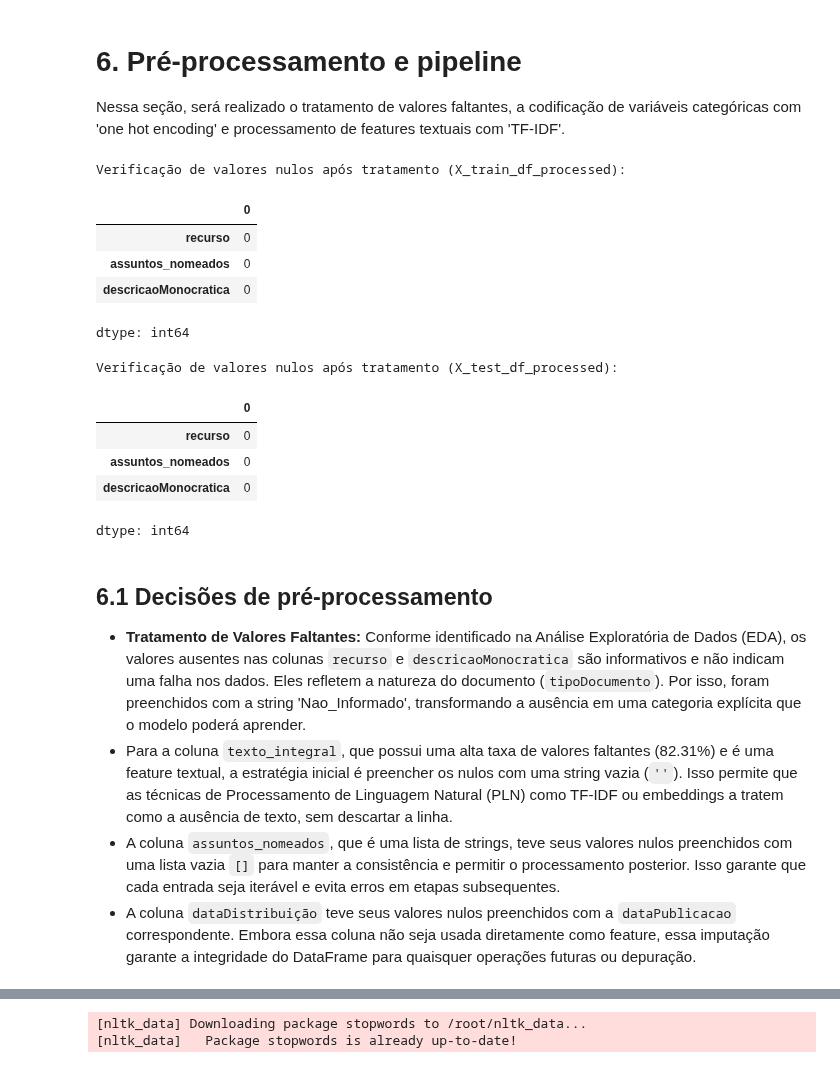
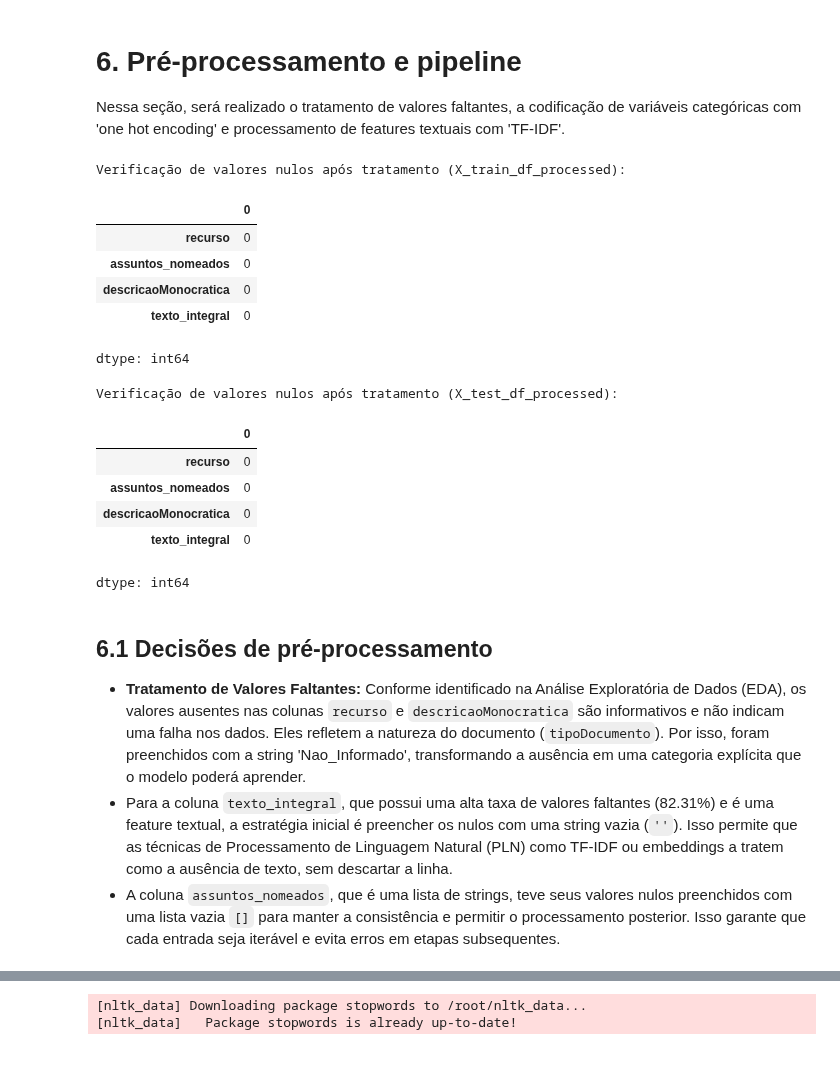
Before and after one commit to rafaeldebarros/MVP_machine_learning, a Jupyter notebook: MVP_ML_DL.ipynb, the cells around one changed output, grey strips where cells are left out. Cells and saved outputs as stored; diff of their text form; code cells hidden in the pictures.

```diff
--- a/MVP_ML_DL.ipynb
+++ b/MVP_ML_DL.ipynb
@@ -1355,37 +1350,42 @@ Nessa seção, será realizado o tratamento de valores faltantes, a codificaçã
 # %%
 # Criando cópias para garantir que X_train_df e X_test_df sejam atualizados
 X_train_df_processed = X_train_df.copy()
 X_test_df_processed = X_test_df.copy()
 
 # Aplicando o tratamento de valores faltantes para colunas que permanecem no pipeline (excluindo leakage sources)
 X_train_df_processed['recurso'] = X_train_df_processed['recurso'].fillna('Nao_Informado')
 X_test_df_processed['recurso'] = X_test_df_processed['recurso'].fillna('Nao_Informado')
 
 X_train_df_processed['descricaoMonocratica'] = X_train_df_processed['descricaoMonocratica'].fillna('Nao_Informado')
 X_test_df_processed['descricaoMonocratica'] = X_test_df_processed['descricaoMonocratica'].fillna('Nao_Informado')
 
-X_train_df_processed['assuntos_nomeados'] = X_train_df_processed['assuntos_nomeados'].apply(lambda x: x if isinstance(x, list) else [])
-X_test_df_processed['assuntos_nomeados'] = X_test_df_processed['assuntos_nomeados'].apply(lambda x: x if isinstance(x, list) else [])
+X_train_df_processed['texto_integral'] = X_train_df_processed['texto_integral'].fillna('Nao_Informado')
+X_test_df_processed['texto_integral'] = X_test_df_processed['texto_integral'].fillna('Nao_Informado')
+
+#X_train_df_processed['assuntos_nomeados'] = X_train_df_processed['assuntos_nomeados'].apply(lambda x: x if isinstance(x, list) else [])
+#X_test_df_processed['assuntos_nomeados'] = X_test_df_processed['assuntos_nomeados'].apply(lambda x: x if isinstance(x, list) else [])
 
 
 # Verificação final de nulos restantes nas cópias processadas
 print("Verificação de valores nulos após tratamento (X_train_df_processed):")
-display(X_train_df_processed[['recurso', 'assuntos_nomeados','descricaoMonocratica']].isnull().sum())
+display(X_train_df_processed[['recurso', 'assuntos_nomeados','descricaoMonocratica', 'texto_integral']].isnull().sum())
 
 print("\nVerificação de valores nulos após tratamento (X_test_df_processed):")
-display(X_test_df_processed[['recurso', 'assuntos_nomeados', 'descricaoMonocratica']].isnull().sum())
+display(X_test_df_processed[['recurso', 'assuntos_nomeados', 'descricaoMonocratica', 'texto_integral']].isnull().sum())
 # %% [output]
 Verificação de valores nulos após tratamento (X_train_df_processed):
 |  | 0 |
 | recurso | 0 |
 | assuntos_nomeados | 0 |
 | descricaoMonocratica | 0 |
+| texto_integral | 0 |
 dtype: int64
 Verificação de valores nulos após tratamento (X_test_df_processed):
 |  | 0 |
 | recurso | 0 |
 | assuntos_nomeados | 0 |
 | descricaoMonocratica | 0 |
+| texto_integral | 0 |
 dtype: int64
 # %% [markdown]
 ## 6.1 Decisões de pré-processamento
@@ -1393,7 +1393,6 @@ dtype: int64
 *   **Tratamento de Valores Faltantes:** Conforme identificado na Análise Exploratória de Dados (EDA), os valores ausentes nas colunas `recurso` e `descricaoMonocratica` são informativos e não indicam uma falha nos dados. Eles refletem a natureza do documento (`tipoDocumento`). Por isso, foram preenchidos com a string 'Nao_Informado', transformando a ausência em uma categoria explícita que o modelo poderá aprender.
 *   Para a coluna `texto_integral`, que possui uma alta taxa de valores faltantes (82.31%) e é uma feature textual, a estratégia inicial é preencher os nulos com uma string vazia (`''`). Isso permite que as técnicas de Processamento de Linguagem Natural (PLN) como TF-IDF ou embeddings a tratem como a ausência de texto, sem descartar a linha.
 *   A coluna `assuntos_nomeados`, que é uma lista de strings, teve seus valores nulos preenchidos com uma lista vazia `[]` para manter a consistência e permitir o processamento posterior. Isso garante que cada entrada seja iterável e evita erros em etapas subsequentes.
-*   A coluna `dataDistribuição` teve seus valores nulos preenchidos com a `dataPublicacao` correspondente. Embora essa coluna não seja usada diretamente como feature, essa imputação garante a integridade do DataFrame para quaisquer operações futuras ou depuração.
 # %% [markdown]
 ## 6.2 Engenharia de atributos
 
```
Also changed, not shown: parts of 65 cells of this notebook.
